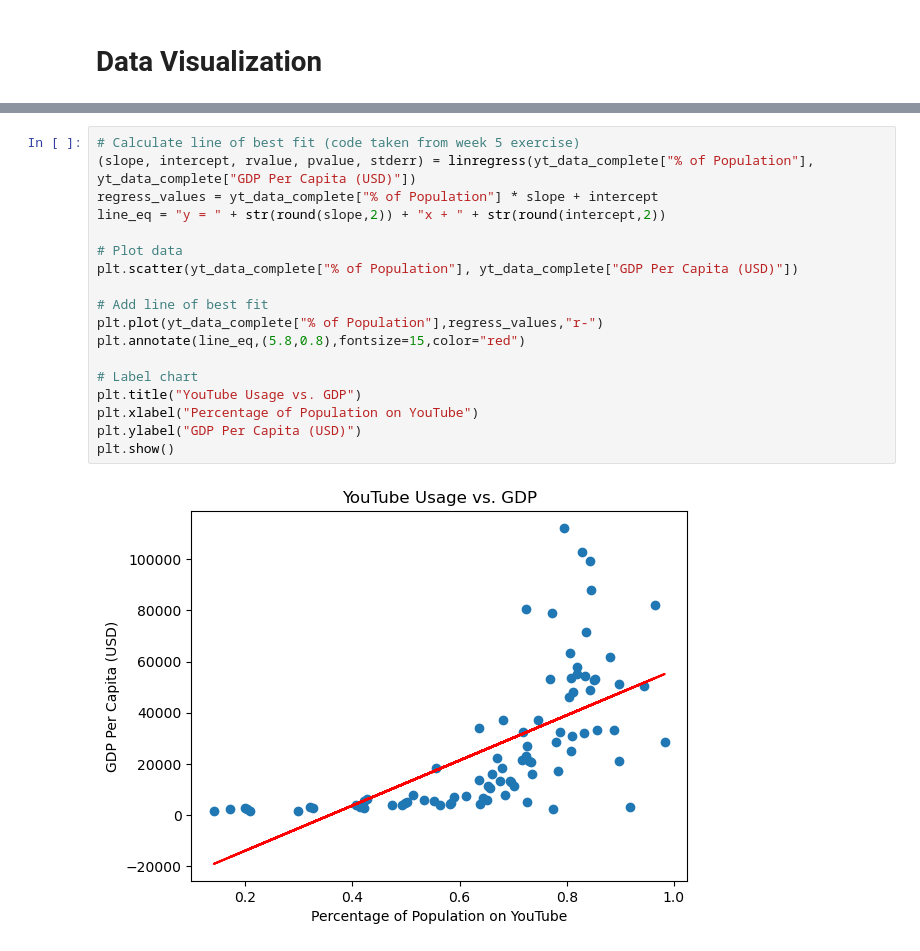
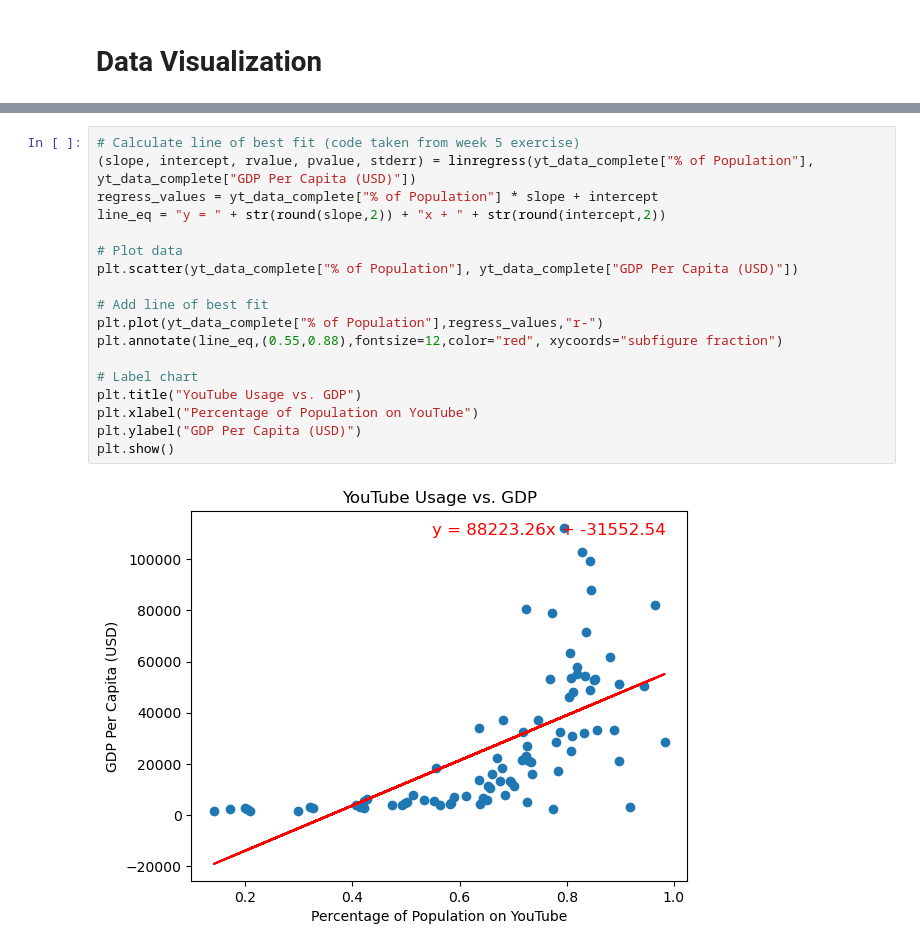
Before and after one commit to MyJineng/Project1, a Jupyter notebook: platform_analysis/platform_analysis.ipynb, the cells around one changed output, grey strips where cells are left out. Cells and saved outputs as stored; diff of their text form.

Commit message:
added line equations

```diff
--- a/platform_analysis/platform_analysis.ipynb
+++ b/platform_analysis/platform_analysis.ipynb
@@ -225,23 +225,23 @@ plt.show()
 # %%
 # Calculate line of best fit (code taken from week 5 exercise)
 (slope, intercept, rvalue, pvalue, stderr) = linregress(yt_data_complete["% of Population"], yt_data_complete["GDP Per Capita (USD)"])
 regress_values = yt_data_complete["% of Population"] * slope + intercept
 line_eq = "y = " + str(round(slope,2)) + "x + " + str(round(intercept,2))
 
 # Plot data
 plt.scatter(yt_data_complete["% of Population"], yt_data_complete["GDP Per Capita (USD)"])
 
 # Add line of best fit
 plt.plot(yt_data_complete["% of Population"],regress_values,"r-")
-plt.annotate(line_eq,(5.8,0.8),fontsize=15,color="red")
+plt.annotate(line_eq,(0.55,0.88),fontsize=12,color="red", xycoords="subfigure fraction")
 
 # Label chart
 plt.title("YouTube Usage vs. GDP")
 plt.xlabel("Percentage of Population on YouTube")
 plt.ylabel("GDP Per Capita (USD)")
 plt.show()
 # %% [output]
-[figure, old version]
+[figure, new version]
 # %%
 # Calculate line of best fit (code taken from week 5 exercise)
 (slope, intercept, rvalue, pvalue, stderr) = linregress(yt_data_complete["% of Population"], yt_data_complete["Median Age"])
```
Also changed, not shown: parts of 5 cells of this notebook.
